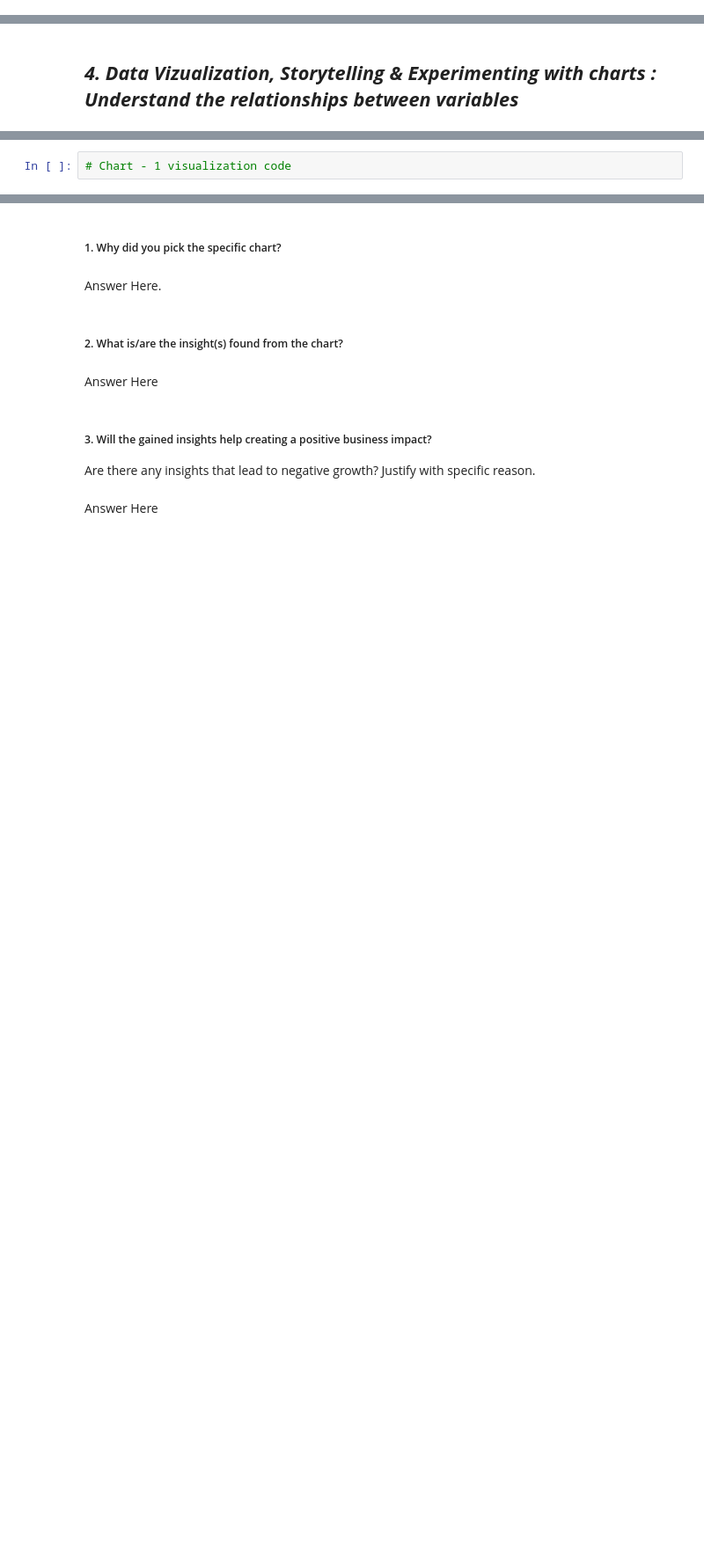
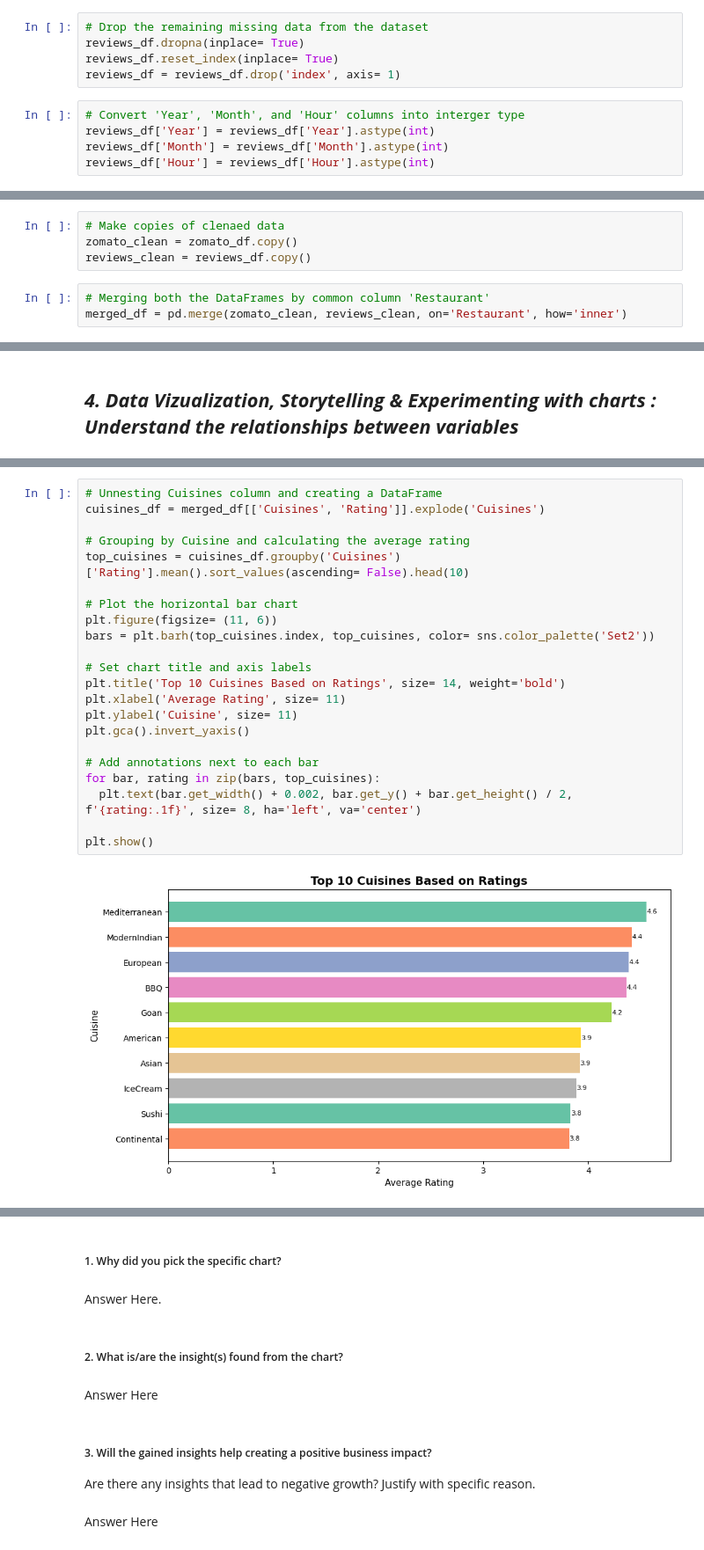
Before and after one commit to ShubhPathania/Zomato-Restaurant-Clustering-and-Sentiment-Analysis, a Jupyter notebook: Zomato_Restaurant_Clustering_and_Sentiment_Analysis.ipynb, the cells around one changed output, grey strips where cells are left out. Shown at 88% size. Cells and saved outputs as stored; diff of their text form; blank space fills up the shorter version.

Commit message:
Data wrangling and visualization

```diff
--- a/Zomato_Restaurant_Clustering_and_Sentiment_Analysis.ipynb
+++ b/Zomato_Restaurant_Clustering_and_Sentiment_Analysis.ipynb
@@ -404,0 +662,10 @@ Pictures: 36
+# %%
+# Drop the remaining missing data from the dataset
+reviews_df.dropna(inplace= True)
+reviews_df.reset_index(inplace= True)
+reviews_df = reviews_df.drop('index', axis= 1)
+# %%
+# Convert 'Year', 'Month', and 'Hour' columns into interger type
+reviews_df['Year'] = reviews_df['Year'].astype(int)
+reviews_df['Month'] = reviews_df['Month'].astype(int)
+reviews_df['Hour'] = reviews_df['Hour'].astype(int)
@@ -404,0 +719,7 @@ Pictures: 36
+# %%
+# Make copies of clenaed data
+zomato_clean = zomato_df.copy()
+reviews_clean = reviews_df.copy()
+# %%
+# Merging both the DataFrames by common column 'Restaurant'
+merged_df = pd.merge(zomato_clean, reviews_clean, on='Restaurant', how='inner')
@@ -413,2 +793,24 @@ Answer Here.
-# %%
-# Chart - 1 visualization code
+# %%
+# Unnesting Cuisines column and creating a DataFrame
+cuisines_df = merged_df[['Cuisines', 'Rating']].explode('Cuisines')
+
+# Grouping by Cuisine and calculating the average rating
+top_cuisines = cuisines_df.groupby('Cuisines')['Rating'].mean().sort_values(ascending= False).head(10)
+
+# Plot the horizontal bar chart
+plt.figure(figsize= (11, 6))
+bars = plt.barh(top_cuisines.index, top_cuisines, color= sns.color_palette('Set2'))
+
+# Set chart title and axis labels
+plt.title('Top 10 Cuisines Based on Ratings', size= 14, weight='bold')
+plt.xlabel('Average Rating', size= 11)
+plt.ylabel('Cuisine', size= 11)
+plt.gca().invert_yaxis()
+
+# Add annotations next to each bar
+for bar, rating in zip(bars, top_cuisines):
+  plt.text(bar.get_width() + 0.002, bar.get_y() + bar.get_height() / 2, f'{rating:.1f}', size= 8, ha='left', va='center')
+
+plt.show()
+# %% [output]
+[figure, added]
```
Also changed, not shown: parts of 139 cells of this notebook.
